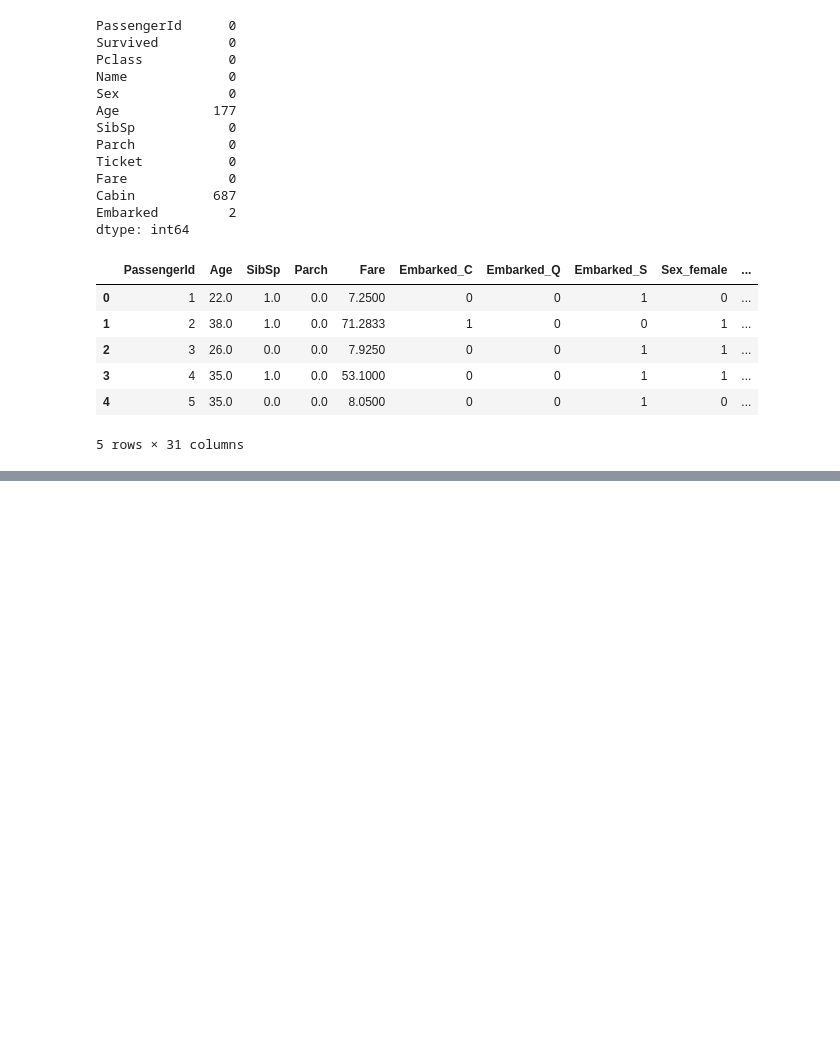
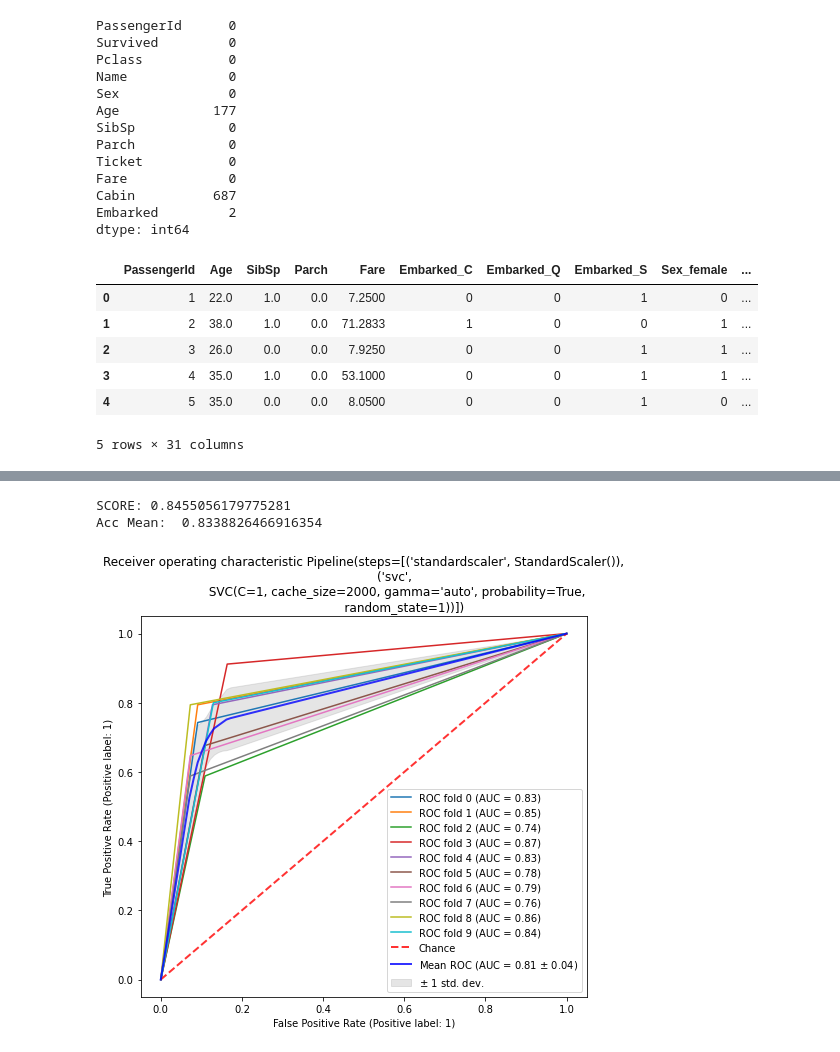
Before and after one commit to DanielCaoSilva/Surviving-The-Titanic, a Jupyter notebook: TitanicClassifierDesktop.ipynb, the cells around one changed output, grey strips where cells are left out. Drawn from its saved outputs; the diff is of its cells as text; code cells hidden in the pictures; blank space fills up the shorter version.

```diff
--- a/TitanicClassifierDesktop.ipynb
+++ b/TitanicClassifierDesktop.ipynb
@@ -307,9 +303,13 @@ final_DT_Pred = computeMetrics(dtc,ind,dep, indTest)
 #                    #class_names=dep.target_names,
 #                    filled=True)
 # %%
-# Support Vector Machine
-clf = make_pipeline(StandardScaler(), SVC(C = 1, kernel = 'rbf', gamma='auto', probability = False, random_state = 1, cache_size = 300))
+# Support Vector Machine gamma: 1e-06, C = 10000
+clf = make_pipeline(StandardScaler(), SVC(C = 1, kernel = 'rbf', gamma='auto', probability = True, random_state = 1, cache_size = 2000))
 svm = clf.fit(X_train,np.asarray(y_train).ravel())
 print("SCORE:",svm.score(X_train,np.asarray(y_train).ravel()))
 # pred = svm.predict(X_test)
 final_SVM_pred = computeMetrics(clf,ind,dep,indTest)
+# %% [output]
+SCORE: 0.8455056179775281
+Acc Mean:  0.8338826466916354
+[figure, added]
```
Also changed, not shown: parts of 10 cells of this notebook.
